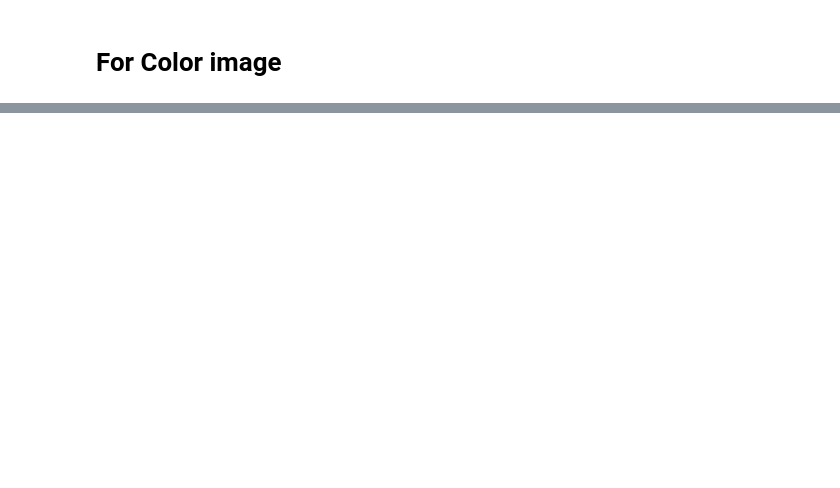
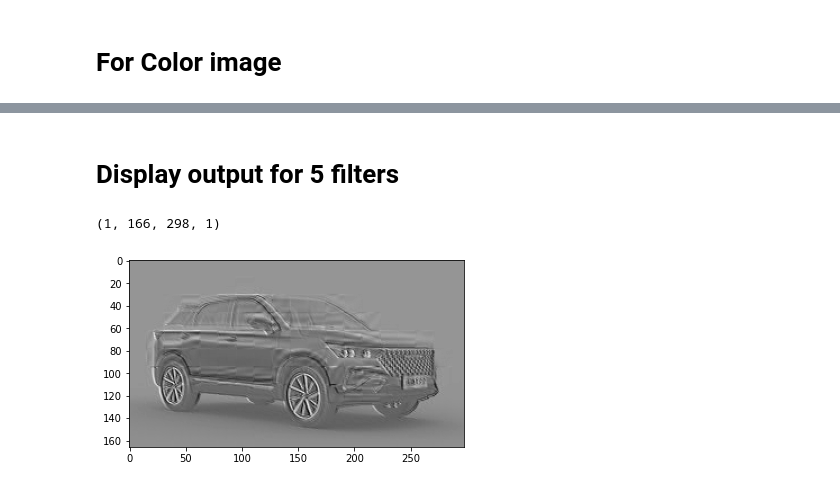
Before and after one commit to TUCchkul/ComputerVision-Object-Detection-and-Object-Tracking, a Jupyter notebook: CNN/POC of CNN.ipynb, the cells around one changed output, grey strips where cells are left out. Saved outputs shown, nothing was run; the diff lists cells and outputs as text; code cells hidden in the pictures; blank space fills up the shorter version.

```diff
--- a/CNN/POC of CNN.ipynb
+++ b/CNN/POC of CNN.ipynb
@@ -120,3 +120,43 @@ Total params: 28
 Trainable params: 28
 Non-trainable params: 0
 _________________________________________________________________
+# %% [markdown]
+# Display output for 5 filters
+# %%
+def reshape_in(img, grayscale=True):
+    if grayscale:
+        row,col=img.shape
+        img=img.reshape(1,row,col,1)#for gray scale
+        return img
+    row,col,depth=img.shape
+    color_img=img.reshape(1,row,col, depth)
+    return color_img
+def get_conv_model(filters=1, filter_size=(3,3), strides=(1,1), input_shape=None, padding="valid"):
+    CONV_LAYER=[tf.keras.layers.Conv2D(filters=filters,
+                                      kernel_size=filter_size,
+                                      strides=(1,1),
+                                      input_shape=input_shape,
+                                      padding=padding)]
+    conv_model=tf.keras.Sequential(CONV_LAYER)
+    conv_model.summary
+    return conv_model
+def apply_conv_model_and_visualize(img, conv_model):
+    try:
+        out=conv_model.predict(img)
+        print(out.shape)
+        row,col,depth=out.shape[1:]
+        reshape_out=out.reshape(row,col,depth)
+
+        for d in range(depth):
+            plt.imshow(reshape_out[:,:,d], cmap="gray")
+            plt.show()
+    except Exception as e:
+        raise e
+# %%
+img=read_img(car_img_path, grayscale=False)
+input_img=reshape_in(img, grayscale=False)
+model = get_conv_model(filters=1, filter_size=(3,3), strides=(1,1), input_shape=input_img.shape[1:])
+apply_conv_model_and_visualize(input_img, model)
+# %% [output]
+(1, 166, 298, 1)
+[figure, added]
```
Also changed, not shown: parts of 7 cells of this notebook.
